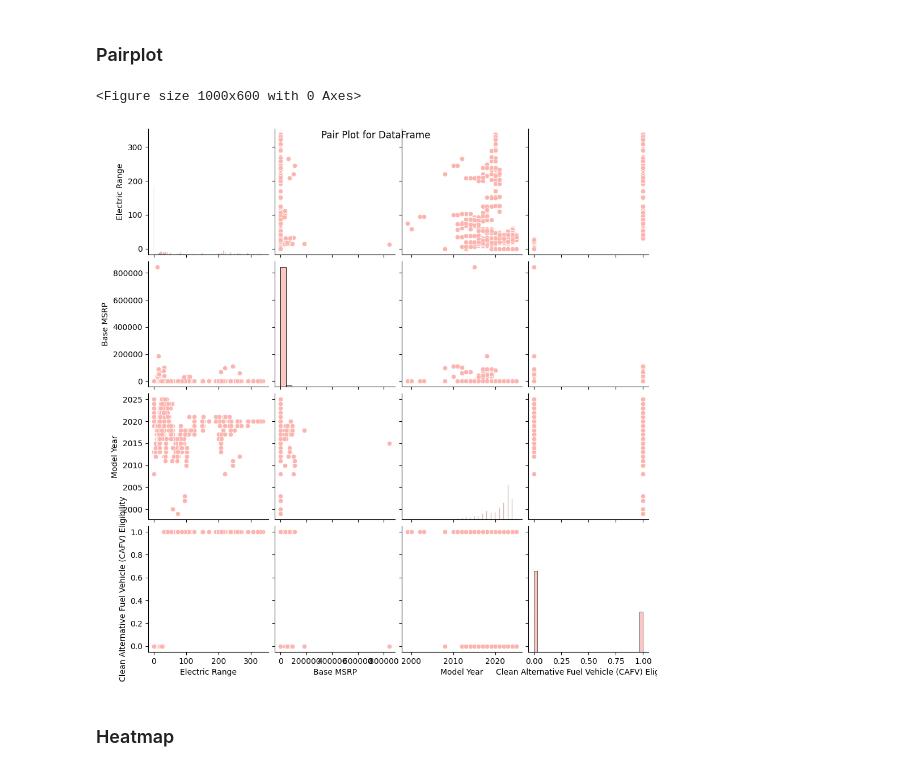
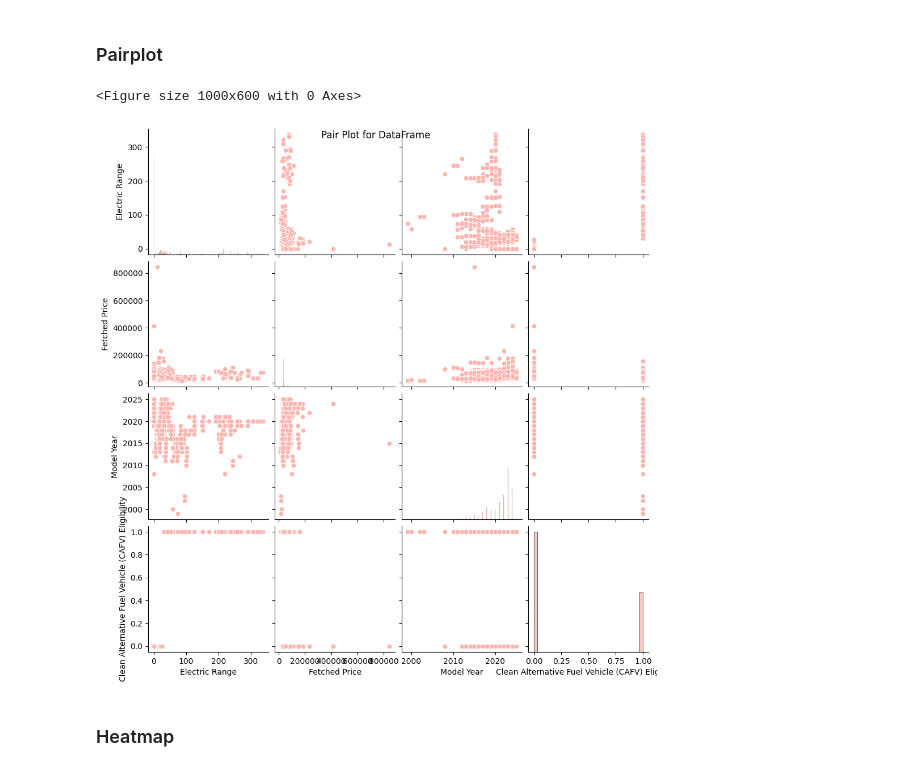
Before and after one commit to amitsingh2409/DA204o-Decoding-the-EV-Adoption, a Jupyter notebook: code/03-EDA.ipynb, the cells around one changed output. Cells and saved outputs as stored; diff of their text form; code cells hidden in the pictures.

```diff
--- a/code/03-EDA.ipynb
+++ b/code/03-EDA.ipynb
@@ -157,12 +156,12 @@ Infact, mid-priced EVs have the most range
 # %%
 sns.set_palette("Pastel1")
 plt.figure(figsize=(10, 6))
-sns.pairplot(df[["Electric Range", "Base MSRP", "Model Year", "Clean Alternative Fuel Vehicle (CAFV) Eligibility"]])
+sns.pairplot(df[["Electric Range", "Fetched Price", "Model Year", "Clean Alternative Fuel Vehicle (CAFV) Eligibility"]])
 plt.suptitle("Pair Plot for DataFrame")
 plt.show()
 # %% [output]
 <Figure size 1000x600 with 0 Axes>
-[figure, old version]
+[figure, new version]
 # %% [markdown]
 ### Heatmap
 # %%
```
Also changed, not shown: parts of 8 cells of this notebook, 3 other files.
